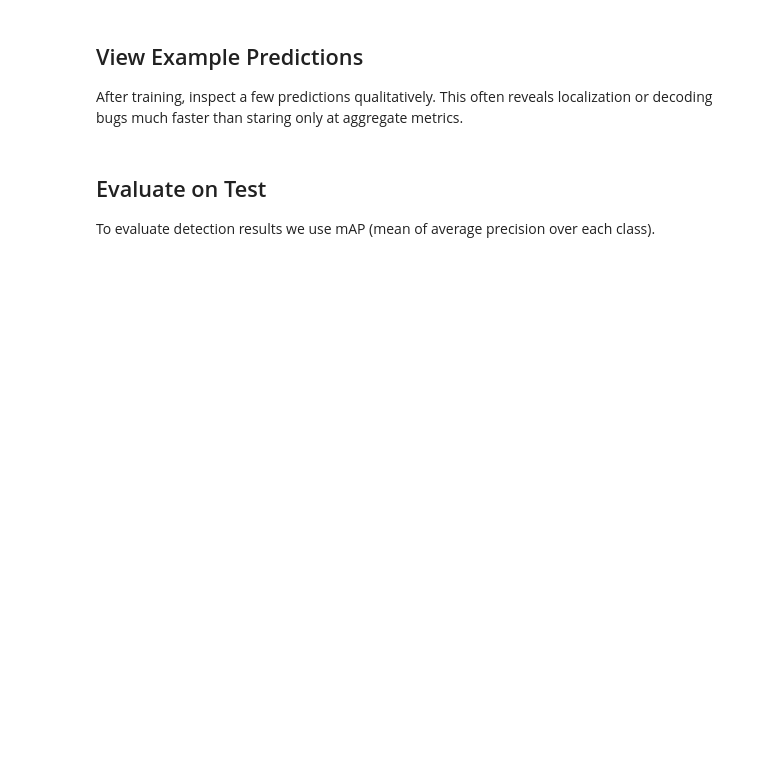
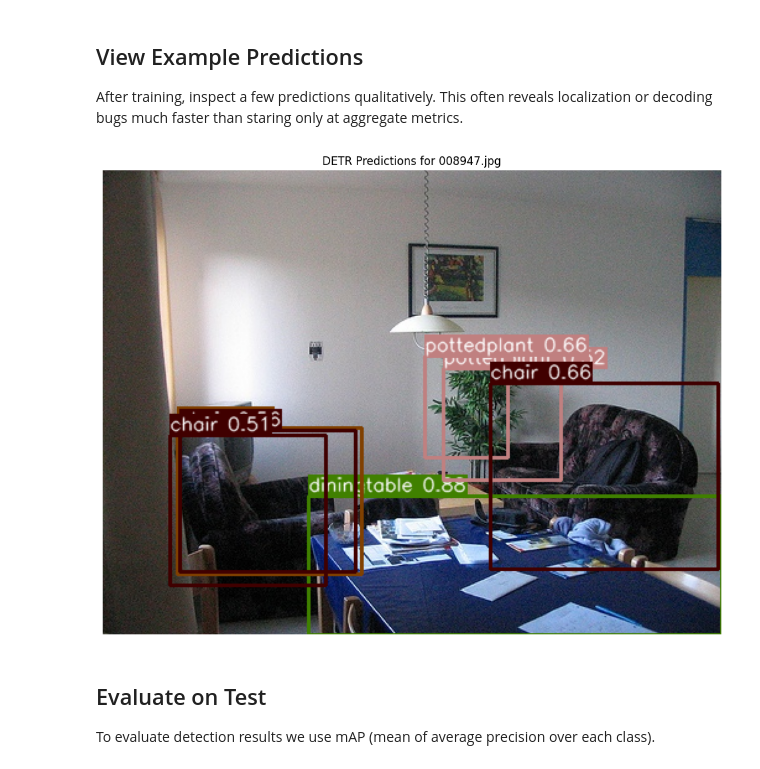
Before and after one commit to akoric/CS-444-Assignment-4-SP26, a Jupyter notebook: mp4b_detr.ipynb, the cells around one changed output. Drawn from its saved outputs; the diff is of its cells as text; code cells hidden in the pictures; blank space fills up the shorter version.

```diff
--- a/mp4b_detr.ipynb
+++ b/mp4b_detr.ipynb
@@ -62,12 +28,13 @@ else:
 # %% [markdown]
 **Note:** Loading directly from Google Drive is very slow, so we first download the data to a local directory specified by `VOC_PATH`. As a result, the data will need to be re-downloaded each time. Change this path to your desired data directory (e.g., `./data`) if running locally.
 # %%
-VOC_PATH = "/content/VOC_DATA"
+VOC_PATH = "/u/akoric/myproject/assignment4_starter_sp26/VOC_DATA"
 
-!chmod u+x ./download_data.sh
-!sed -i 's/\r//g' ./download_data.sh
-!cat ./download_data.sh
-!bash ./download_data.sh $VOC_PATH
+# Data already downloaded — skip re-downloading
+# !chmod u+x ./download_data.sh
+# !sed -i 's/\r//g' ./download_data.sh
+# !cat ./download_data.sh
+# !bash ./download_data.sh $VOC_PATH
 # %% [markdown]
 ## Imports
 # %%
@@ -130,7 +125,10 @@ If you change your `SimpleDETR` implementation in `src/detr.py` and `src/detr_lo
 
 Similarly to YOLO, we will have separate learning rates for the backbone and the DETR detection head.
 # %%
-backbone_learning_rate = 5e-5
+backbone_learning_rate = 5e-6 # mAP =
+# backbone_learning_rate = 5e-5 # mAP = 0.5689
+# backbone_learning_rate = 1e-4 (Crashed)
+# backbone_learning_rate = 1e-5  # 10x smaller than head (DETR convention), mAP: 0.5930
 head_learning_rate = 1.5e-4
 num_epochs = 15
 batch_size = 4
@@ -471,7 +497,7 @@ def load_checkpoint_for_inference(checkpoint_path: Path):
     return inference_model
 
 
-checkpoint_path = run_dir / "detector_last.pth"
+checkpoint_path = Path("runs/detr_5e-06/detector_last.pth")
 
 inference_model = load_checkpoint_for_inference(checkpoint_path)
 image_name = random.choice(test_dataset.fnames)
@@ -483,7 +509,7 @@ detections = predict_image_detr(
     model=inference_model,
     image_name=image_name,
     root_img_directory=str(file_root_test),
-    conf_threshold=0.05,
+    conf_threshold = 0.5,
 )
 
 canvas = image_rgb.copy()
@@ -492,33 +518,35 @@ for det in detections:
     color = tuple(int(c) for c in COLORS[class_idx])
     x1, y1, x2, y2 = det.box.astype(int).tolist()
     cv2.rectangle(canvas, (x1, y1), (x2, y2), color, 2)
     label = f"{det.class_name} {det.score:.2f}"
     (w, h), baseline = cv2.getTextSize(label, cv2.FONT_HERSHEY_SIMPLEX, 0.5, 1)
     text_x = x1
     text_y = max(h + 5, y1)
     cv2.rectangle(
         canvas,
         (text_x, text_y - h - baseline),
         (text_x + w, text_y),
         color,
         thickness=-1,
     )
     cv2.putText(
         canvas,
         label,
         (x1, max(15, y1 - 4)),
         cv2.FONT_HERSHEY_SIMPLEX,
         0.5,
         (255, 255, 255),
         1,
         cv2.LINE_AA,
     )
 
 plt.figure(figsize=(12, 12))
 plt.imshow(canvas)
 plt.title(f"DETR Predictions for {image_name}")
 plt.axis("off")
 plt.show()
+# %% [output]
+[figure, added]
 # %% [markdown]
 ## Evaluate on Test
 
```
Also changed, not shown: parts of 22 cells of this notebook, 6 other files.
